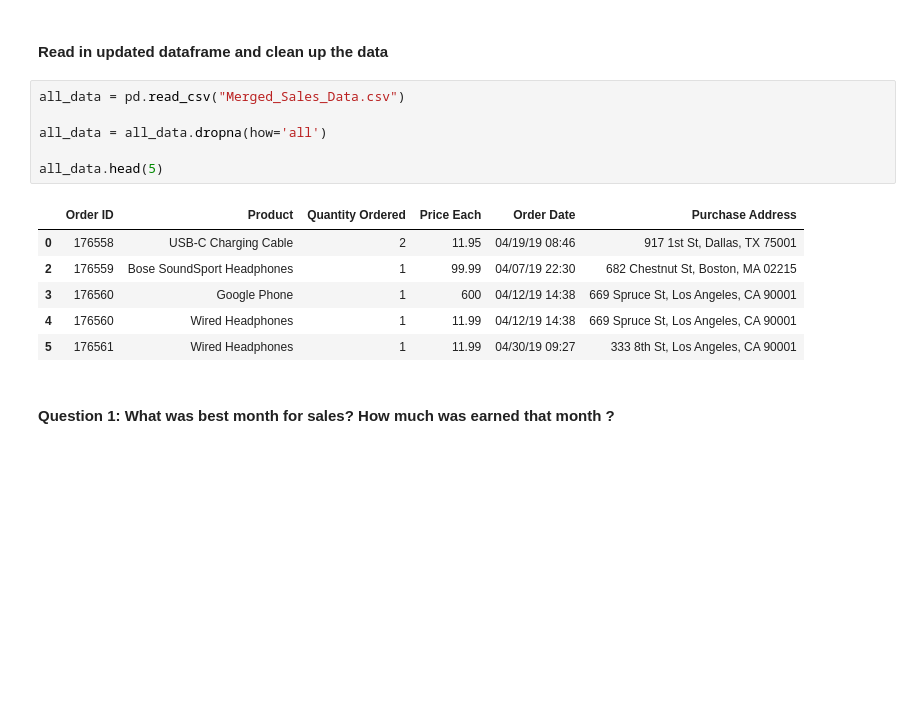
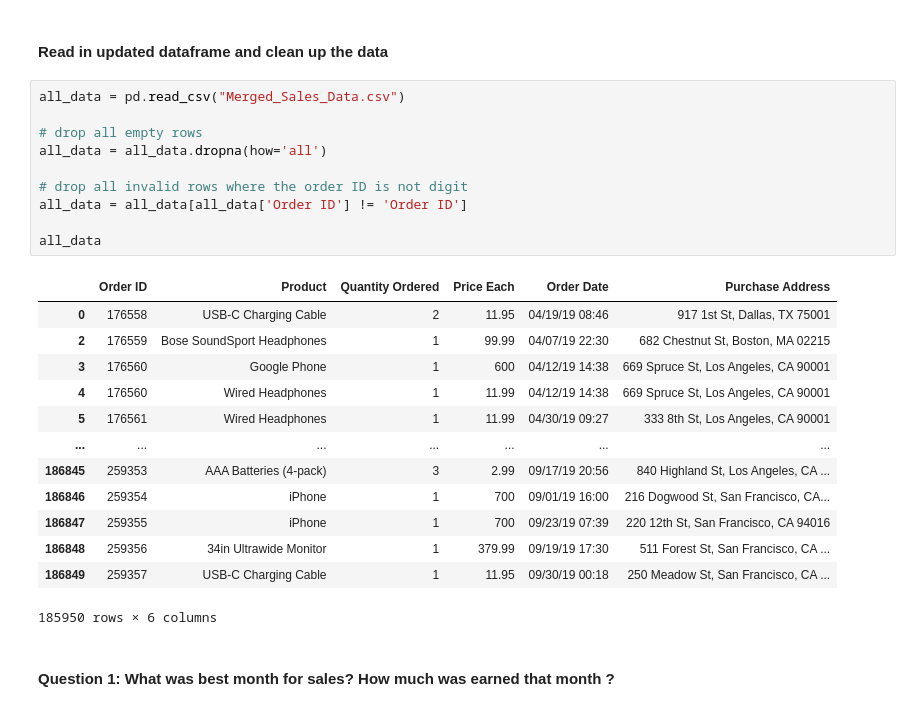
Before and after one commit to emilyle91/sales-analysis, a Jupyter notebook: Sales_Analysis.ipynb, the cells around one changed output. Drawn from its saved outputs; the diff is of its cells as text; blank space fills up the shorter version.

```diff
--- a/Sales_Analysis.ipynb
+++ b/Sales_Analysis.ipynb
@@ -29,16 +29,27 @@ df.to_csv("Merged_Sales_Data.csv", index=False)
 # %%
 all_data = pd.read_csv("Merged_Sales_Data.csv")
 
+# drop all empty rows
 all_data = all_data.dropna(how='all')
 
-all_data.head(5)
+# drop all invalid rows where the order ID is not digit
+all_data = all_data[all_data['Order ID'] != 'Order ID']
+
+all_data
 # %% [output]
 |  | Order ID | Product | Quantity Ordered | Price Each | Order Date | Purchase Address |
 | 0 | 176558 | USB-C Charging Cable | 2 | 11.95 | 04/19/19 08:46 | 917 1st St, Dallas, TX 75001 |
 | 2 | 176559 | Bose SoundSport Headphones | 1 | 99.99 | 04/07/19 22:30 | 682 Chestnut St, Boston, MA 02215 |
 | 3 | 176560 | Google Phone | 1 | 600 | 04/12/19 14:38 | 669 Spruce St, Los Angeles, CA 90001 |
 | 4 | 176560 | Wired Headphones | 1 | 11.99 | 04/12/19 14:38 | 669 Spruce St, Los Angeles, CA 90001 |
 | 5 | 176561 | Wired Headphones | 1 | 11.99 | 04/30/19 09:27 | 333 8th St, Los Angeles, CA 90001 |
+| ... | ... | ... | ... | ... | ... | ... |
+| 186845 | 259353 | AAA Batteries (4-pack) | 3 | 2.99 | 09/17/19 20:56 | 840 Highland St, Los Angeles, CA ... |
+| 186846 | 259354 | iPhone | 1 | 700 | 09/01/19 16:00 | 216 Dogwood St, San Francisco, CA... |
+| 186847 | 259355 | iPhone | 1 | 700 | 09/23/19 07:39 | 220 12th St, San Francisco, CA 94016 |
+| 186848 | 259356 | 34in Ultrawide Monitor | 1 | 379.99 | 09/19/19 17:30 | 511 Forest St, San Francisco, CA ... |
+| 186849 | 259357 | USB-C Charging Cable | 1 | 11.95 | 09/30/19 00:18 | 250 Meadow St, San Francisco, CA ... |
+185950 rows × 6 columns
 # %% [markdown]
 #### Question 1: What was best month for sales? How much was earned that month ?
 # %% [markdown]
```
Also changed, not shown: parts of 15 cells of this notebook.
